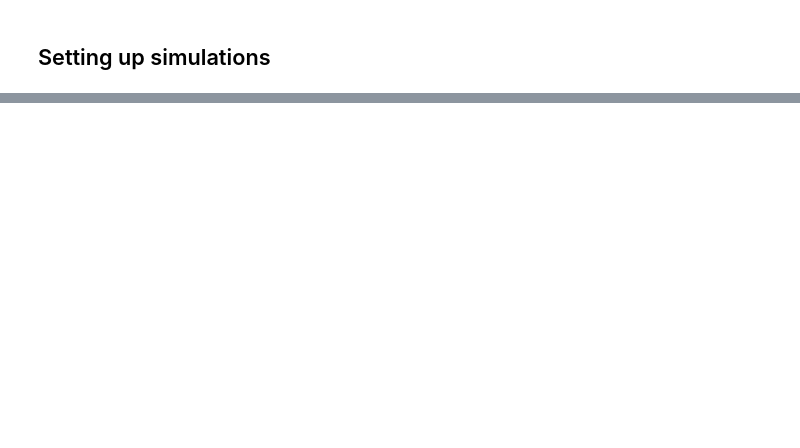
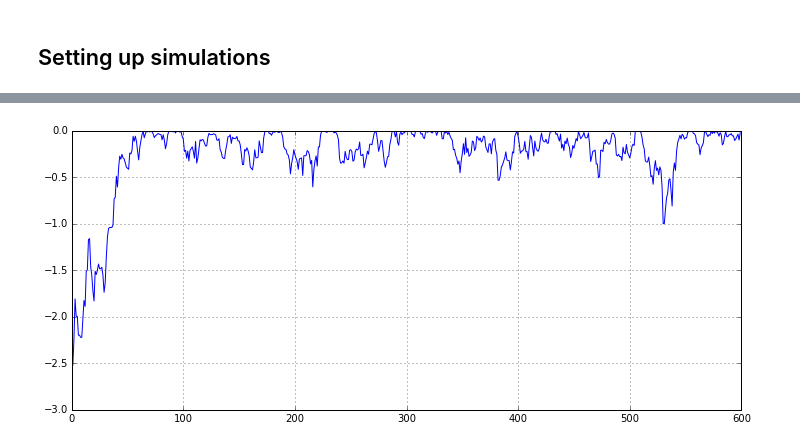
Before and after one commit to toni88x/rebound, a Jupyter notebook: python_examples/LangevinMCMC-2nd-logp-proposal.ipynb, the cells around one changed output, grey strips where cells are left out. Saved outputs shown, nothing was run; the diff lists cells and outputs as text; code cells hidden in the pictures; blank space fills up the shorter version.

```diff
--- a/python_examples/LangevinMCMC-2nd-logp-proposal.ipynb
+++ b/python_examples/LangevinMCMC-2nd-logp-proposal.ipynb
@@ -68,6 +68,7 @@ def varid1(l):
 
 def simulation(cart):
     r.reset()
+    N_param = len(cart)
     r.N_megnopp = N_param
     r.add(m=1.)
     op = particleSetup(cart)
@@ -158,18 +159,8 @@ def simulation(cart):
 
     return logp, logp_d, logp_d2m
 
-a = np.array([4.,0.1,0.,np.pi/2.]) # initial parameters: a, log e, lambda, omega
-#a = np.array([3.0,0.]) # initial parameters: a, atanh(e*2)-1
-#a = np.array([3.0,0.1,0.4]) # initial parameters: a, h, k
-
-N_param = len(a)
-N_steps = 1000
-epsilon = 0.2
-errs = np.zeros(N_steps)
-chain = np.zeros((N_steps,N_param))
 
 def softabs(hessian):
-    alpha = 5.
     lam, Q = np.linalg.eig(-hessian)
     lam_twig = lam*1./np.tanh(alpha*lam)
     H_twig = np.dot(Q,np.dot(np.diag(lam_twig),Q.T))
@@ -178,34 +169,48 @@ def softabs(hessian):
     #H_twig = np.identity(N_param)
     return H_twig
 
-first = 1
-failcount = 0
-for i in range(N_steps):
-    if first==1:
-        first = 0
-        logp, gradient, hessian = simulation(a)
-        G     = softabs(hessian)
-        Ginv  = np.linalg.inv(G)
-        Gsqrt = np.linalg.cholesky(np.linalg.inv(G))
-        mu    = a + epsilon**2 * np.dot(Ginv, gradient)/2.
+def mcmc(theta,N_steps):
+    N_param = len(theta)
+    theta = np.array(theta)
+    errs = np.zeros(N_steps)
+    chain = np.zeros((N_steps,N_param))
+    first = 1
+    failcount = 0
+    for i in range(N_steps):
+        if first==1:
+            first = 0
+            logp, gradient, hessian = simulation(theta)
+            G     = softabs(hessian)
+            Ginv  = np.linalg.inv(G)
+            Gsqrt = np.linalg.cholesky(np.linalg.inv(G))
+            mu    = theta + epsilon**2 * np.dot(Ginv, gradient)/2.
 
-    astar = mu + epsilon * np.dot(Gsqrt, np.random.normal(0.,1.,N_param))
+        thetastar = mu + epsilon * np.dot(Gsqrt, np.random.normal(0.,1.,N_param))
 
-    try:
-        logpstar, gradientstar, hessianstar = simulation(astar)
-        Gstar     = softabs(hessianstar)
-        Ginvstar  = np.linalg.inv(Gstar)
-        Gsqrtstar = np.linalg.cholesky(np.linalg.inv(Gstar))
-        mustar = astar + epsilon**2 * np.dot(Ginvstar, gradientstar)/2.
+
+        logpstar, gradientstar, hessianstar = simulation(thetastar)
+        try:
+            Gstar     = softabs(hessianstar)
+            Ginvstar  = np.linalg.inv(Gstar)
+            Gsqrtstar = np.linalg.cholesky(np.linalg.inv(Gstar))
+        except:
+            failcount += 1
+            chain[i] = a
+            errs[i] = logp
+            continue
+            pass
+
+
+        mustar = thetastar + epsilon**2 * np.dot(Ginvstar, gradientstar)/2.
 
         cov = epsilon**2 * Ginv
         covstar = epsilon**2 * Ginvstar
 
-        q_t_ts = stats.multivariate_normal(mu, cov=epsilon**2*Ginv).pdf(astar)
-        q_ts_t = stats.multivariate_normal(mustar, cov=epsilon**2*Ginvstar).pdf(a)
+        q_t_ts = np.log(stats.multivariate_normal(mu, cov=epsilon**2*Ginv).pdf(thetastar))
+        q_ts_t = np.log(stats.multivariate_normal(mustar, cov=epsilon**2*Ginvstar).pdf(theta))
         #print "%.8f" %(np.exp(logpstar-logp))
-        if min(1.,np.exp(logpstar-logp)*q_t_ts/q_ts_t) > np.random.uniform():
-            a = astar
+        if min(1.,np.exp(logpstar-logp+q_t_ts-q_ts_t)) > np.random.uniform():
+            theta = thetastar
             logp = logpstar
             gradient = gradientstar
             hessian = hessianstar
@@ -213,14 +218,20 @@ for i in range(N_steps):
             Ginv = Ginvstar
             Gsqrt = Gsqrtstar
             mu = mustar
-    except:
-        failcount += 1
-        pass
 
-    chain[i] = a
-    errs[i] = logp
+        chain[i] = theta
+        errs[i] = logp
 
-print "Fails: %d" %failcount
+    print "Fails: %d" %failcount
+    return errs, chain
+
+
+N_steps                  = 600
+epsilon                  = 0.15
+alpha                    = 100.
+theta_real               = [4.]
+generateObs(theta_real)
+errs, chain              = mcmc([3.5],N_steps)
 
 fig1 = plt.figure(figsize=(12,5))
 plt.plot(range(N_steps), errs, color="b");
@@ -228,5 +239,6 @@ plt.grid()
 for i in range(N_param):
     fig1 = plt.figure(figsize=(12,5))
     plt.plot(range(N_steps), chain[:,i], color="r");
-    plt.plot([0,N_steps-1], [a_real[i],a_real[i]], color="b");
+    plt.plot([0,N_steps-1], [theta_real[i],theta_real[i]], color="b");
     plt.grid()
+# %% [output]
@@ -232,0 +246 @@ for i in range(N_param):
+[figure, added]
```
Also changed, not shown: parts of 3 cells of this notebook.
